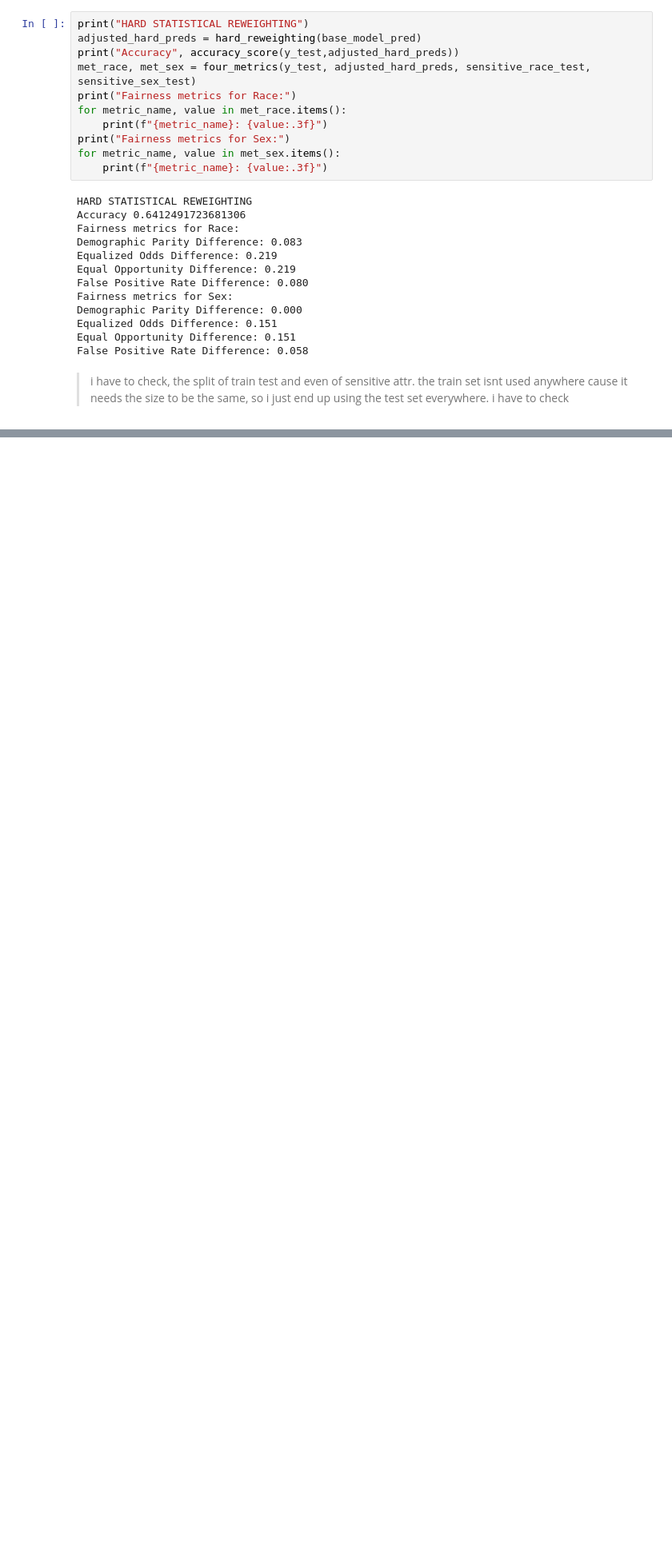
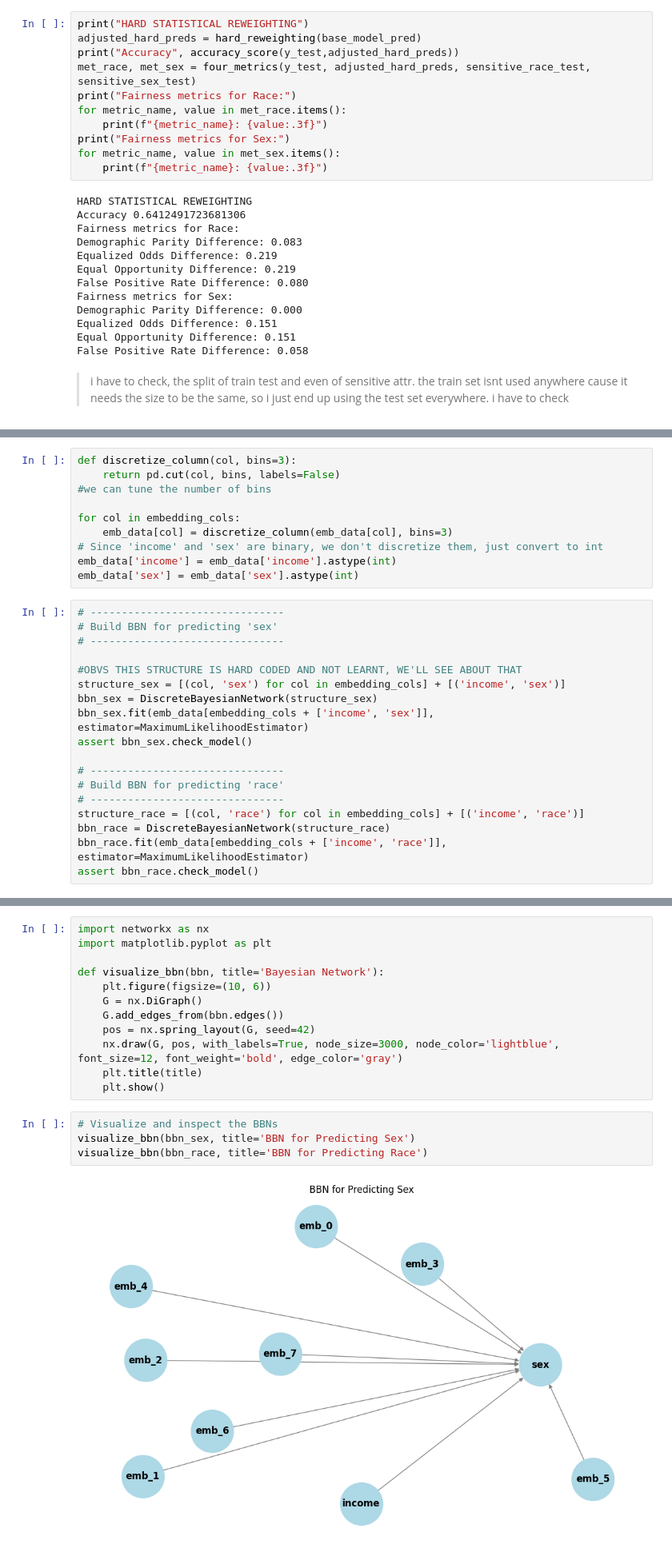
Before and after one commit to MaansiRao/FairnessML, a Jupyter notebook: fairlearn-uciadultincome.ipynb, the cells around one changed output, grey strips where cells are left out. Shown: that part at 80% size. Saved outputs shown, nothing was run; the diff lists cells and outputs as text; blank space fills up the shorter version.

Commit message:
Kaggle Notebook | fairlearn_UCIAdultIncome | still not better </3

```diff
--- a/fairlearn-uciadultincome.ipynb
+++ b/fairlearn-uciadultincome.ipynb
@@ -687,0 +281,28 @@ def visualize_embeddings(encoder, X_test, race_test, sex_test):
+# %%
+def discretize_column(col, bins=3):
+    return pd.cut(col, bins, labels=False)
+#we can tune the number of bins
+
+for col in embedding_cols:
+    emb_data[col] = discretize_column(emb_data[col], bins=3)
+# Since 'income' and 'sex' are binary, we don't discretize them, just convert to int
+emb_data['income'] = emb_data['income'].astype(int)
+emb_data['sex'] = emb_data['sex'].astype(int)
+# %%
+# -------------------------------
+# Build BBN for predicting 'sex'
+# -------------------------------
+
+#OBVS THIS STRUCTURE IS HARD CODED AND NOT LEARNT, WE'LL SEE ABOUT THAT
+structure_sex = [(col, 'sex') for col in embedding_cols] + [('income', 'sex')]
+bbn_sex = DiscreteBayesianNetwork(structure_sex)
+bbn_sex.fit(emb_data[embedding_cols + ['income', 'sex']], estimator=MaximumLikelihoodEstimator)
+assert bbn_sex.check_model()
+
+# -------------------------------
+# Build BBN for predicting 'race'
+# -------------------------------
+structure_race = [(col, 'race') for col in embedding_cols] + [('income', 'race')]
+bbn_race = DiscreteBayesianNetwork(structure_race)
+bbn_race.fit(emb_data[embedding_cols + ['income', 'race']], estimator=MaximumLikelihoodEstimator)
+assert bbn_race.check_model()
@@ -687,0 +363,18 @@ def visualize_embeddings(encoder, X_test, race_test, sex_test):
+# %%
+import networkx as nx
+import matplotlib.pyplot as plt
+
+def visualize_bbn(bbn, title='Bayesian Network'):
+    plt.figure(figsize=(10, 6))
+    G = nx.DiGraph()
+    G.add_edges_from(bbn.edges())
+    pos = nx.spring_layout(G, seed=42)
+    nx.draw(G, pos, with_labels=True, node_size=3000, node_color='lightblue', font_size=12, font_weight='bold', edge_color='gray')
+    plt.title(title)
+    plt.show()
+# %%
+# Visualize and inspect the BBNs
+visualize_bbn(bbn_sex, title='BBN for Predicting Sex')
+visualize_bbn(bbn_race, title='BBN for Predicting Race')
+# %% [output]
+[figure, added]
```
Also changed, not shown: parts of 16 cells of this notebook.
